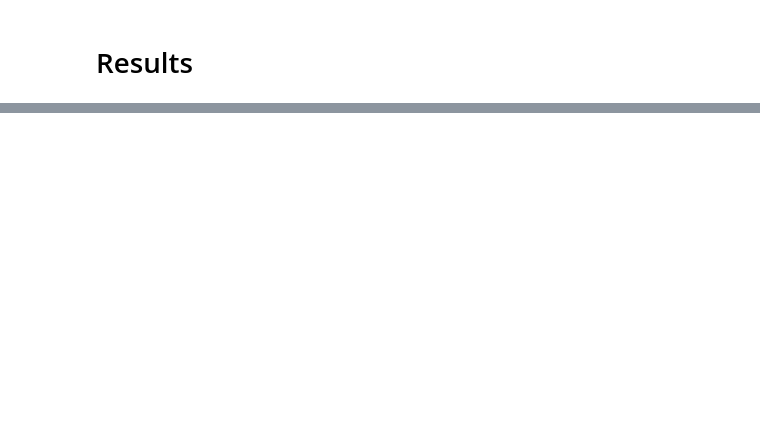
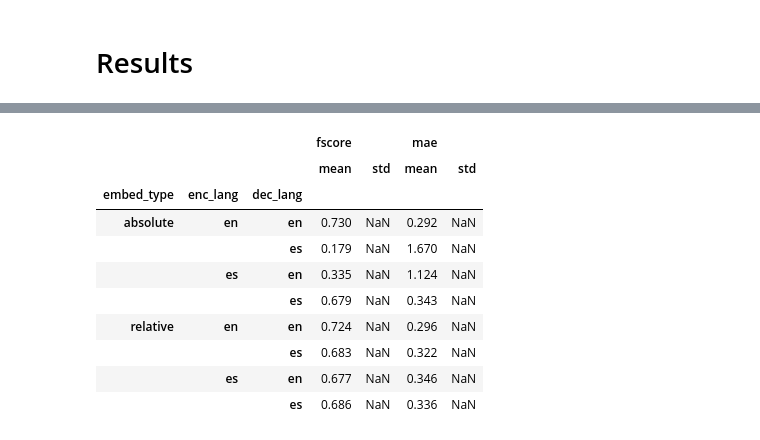
Before and after one commit to AGarciaCast/Topo_Reg_Relative_Rep, a Jupyter notebook: multilingual_stitching.ipynb, the cells around one changed output, grey strips where cells are left out. Drawn from its saved outputs; the diff is of its cells as text; code cells hidden in the pictures; blank space fills up the shorter version.

```diff
--- a/multilingual_stitching.ipynb
+++ b/multilingual_stitching.ipynb
@@ -629,0 +613,25 @@ df.drop(columns=["stitched", "seed", "precision", "recall"])[full_df.train_lang
+# %%
+df = pd.DataFrame(numeric_results["full"])
+
+df = df.drop(columns=["stitched", "seed", "precision", "recall"]).groupby(
+    ["embed_type", "enc_lang", "dec_lang"]
+).agg([np.mean, np.std]).round(3)
+
+df.to_csv(
+    RESULT_PATH / f"nlp_multilingual-stitching-amazon-{'fine_grained' if fine_grained else 'coarse_grained'}-full-{train_perc}.tsv",
+    sep="\t",
+)
+
+df
+# %% [output]
+|  |  |  | fscore |  | mae |  |
+|  |  |  | mean | std | mean | std |
+| embed_type | enc_lang | dec_lang |  |  |  |  |
+| absolute | en | en | 0.730 | NaN | 0.292 | NaN |
+|  |  | es | 0.179 | NaN | 1.670 | NaN |
+|  | es | en | 0.335 | NaN | 1.124 | NaN |
+|  |  | es | 0.679 | NaN | 0.343 | NaN |
+| relative | en | en | 0.724 | NaN | 0.296 | NaN |
+|  |  | es | 0.683 | NaN | 0.322 | NaN |
+|  | es | en | 0.677 | NaN | 0.346 | NaN |
+|  |  | es | 0.686 | NaN | 0.336 | NaN |
```
Also changed, not shown: parts of 15 cells of this notebook, 3 other files.
